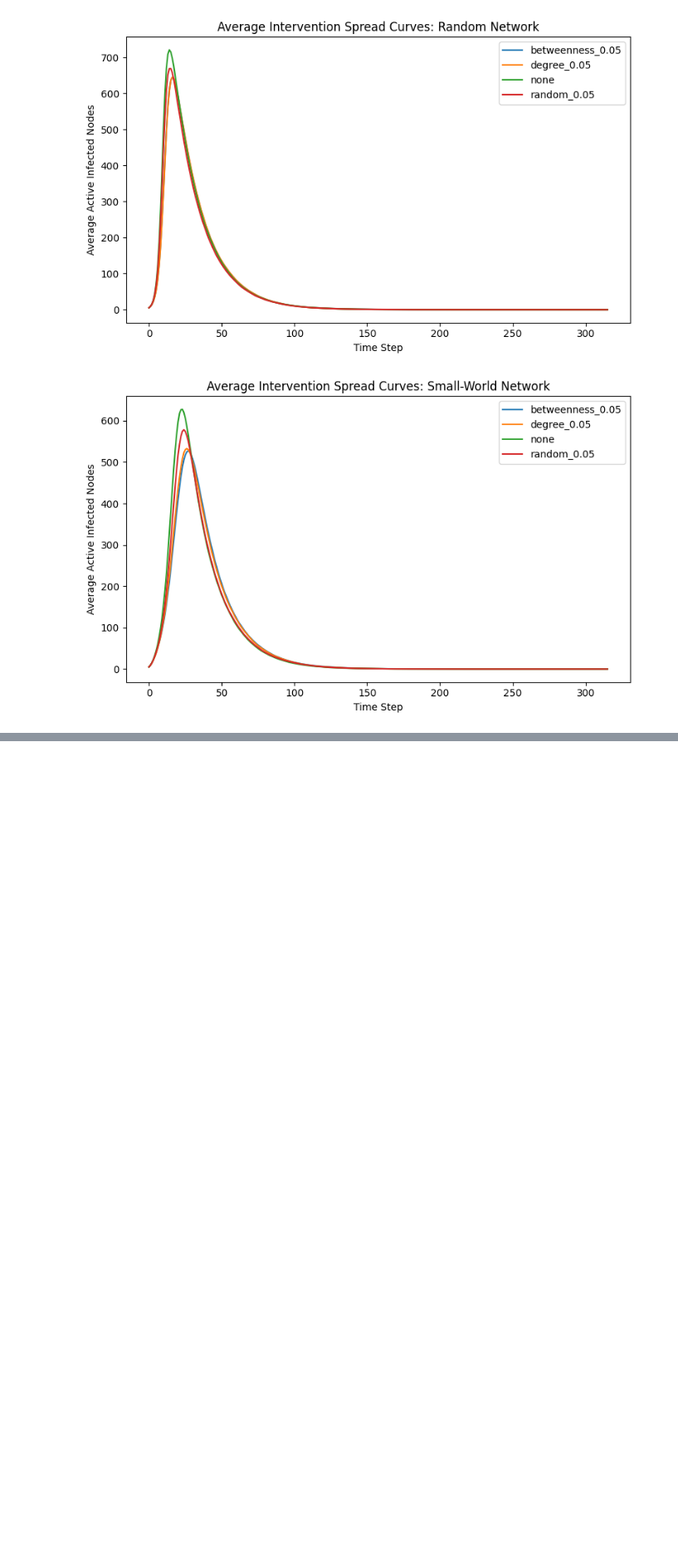
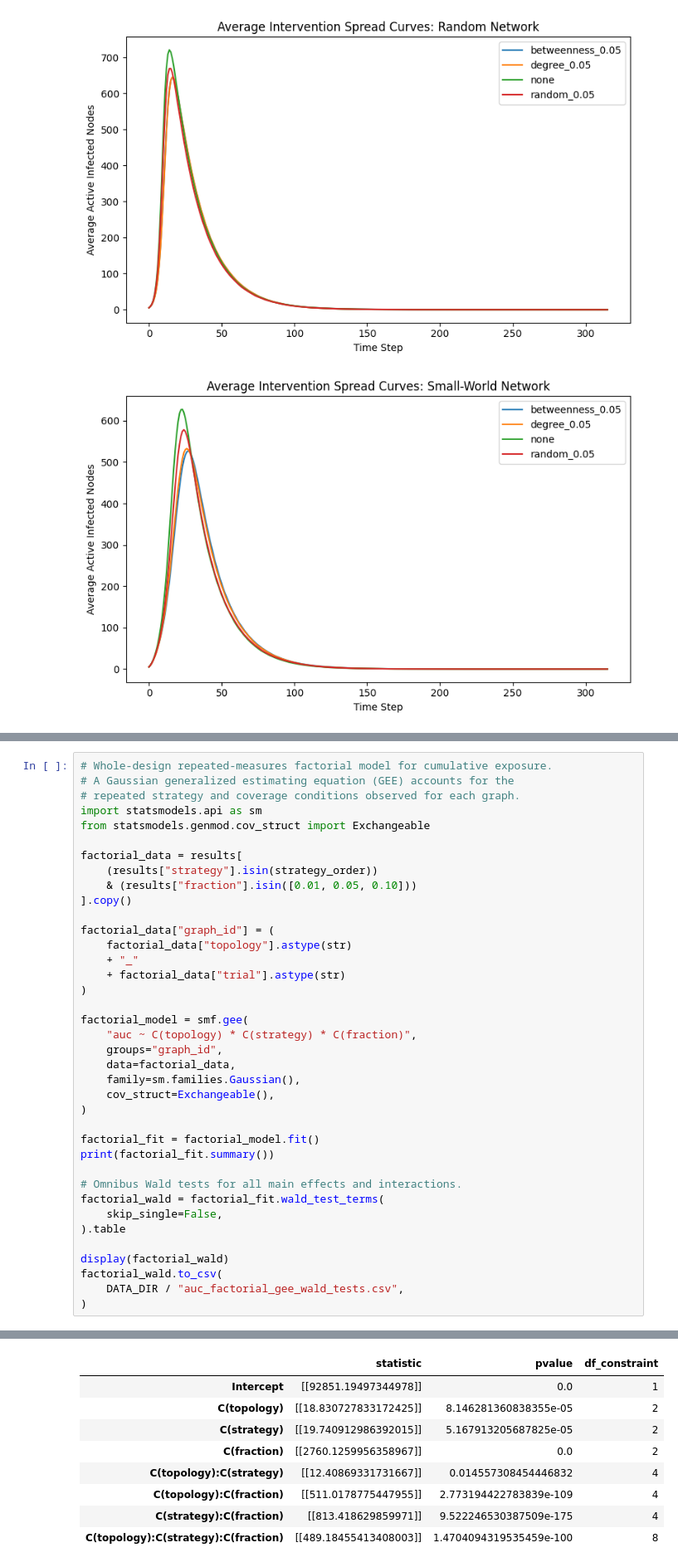
Before and after one commit to ishn29/misinformation-topology-research, a Jupyter notebook: notebooks/intervention_analysis.ipynb, the cells around one changed output, grey strips where cells are left out. Shown at 83% size. Saved outputs shown, nothing was run; the diff lists cells and outputs as text; blank space fills up the shorter version.

```diff
--- a/notebooks/intervention_analysis.ipynb
+++ b/notebooks/intervention_analysis.ipynb
@@ -753,0 +784,39 @@ pairwise[["topology", "comparison", "t_stat", "p_value", "Holm_p", "cohens_d"]].
+# %%
+# Whole-design repeated-measures factorial model for cumulative exposure.
+# A Gaussian generalized estimating equation (GEE) accounts for the
+# repeated strategy and coverage conditions observed for each graph.
+import statsmodels.api as sm
+from statsmodels.genmod.cov_struct import Exchangeable
+
+factorial_data = results[
+    (results["strategy"].isin(strategy_order))
+    & (results["fraction"].isin([0.01, 0.05, 0.10]))
+].copy()
+
+factorial_data["graph_id"] = (
+    factorial_data["topology"].astype(str)
+    + "_"
+    + factorial_data["trial"].astype(str)
+)
+
+factorial_model = smf.gee(
+    "auc ~ C(topology) * C(strategy) * C(fraction)",
+    groups="graph_id",
+    data=factorial_data,
+    family=sm.families.Gaussian(),
+    cov_struct=Exchangeable(),
+)
+
+factorial_fit = factorial_model.fit()
+print(factorial_fit.summary())
+
+# Omnibus Wald tests for all main effects and interactions.
+factorial_wald = factorial_fit.wald_test_terms(
+    skip_single=False,
+).table
+
+display(factorial_wald)
+factorial_wald.to_csv(
+    DATA_DIR / "auc_factorial_gee_wald_tests.csv",
+)
+# %% [output]
@@ -753,0 +840,9 @@ pairwise[["topology", "comparison", "t_stat", "p_value", "Holm_p", "cohens_d"]].
+|  | statistic | pvalue | df_constraint |
+| Intercept | [[92851.19497344978]] | 0.0 | 1 |
+| C(topology) | [[18.830727833172425]] | 8.146281360838355e-05 | 2 |
+| C(strategy) | [[19.740912986392015]] | 5.167913205687825e-05 | 2 |
+| C(fraction) | [[2760.1259956358967]] | 0.0 | 2 |
+| C(topology):C(strategy) | [[12.40869331731667]] | 0.014557308454446832 | 4 |
+| C(topology):C(fraction) | [[511.0178775447955]] | 2.773194422783839e-109 | 4 |
+| C(strategy):C(fraction) | [[813.418629859971]] | 9.522246530387509e-175 | 4 |
+| C(topology):C(strategy):C(fraction) | [[489.18455413408003]] | 1.4704094319535459e-100 | 8 |
```
Also changed, not shown: parts of 19 cells of this notebook, 7 other files.
